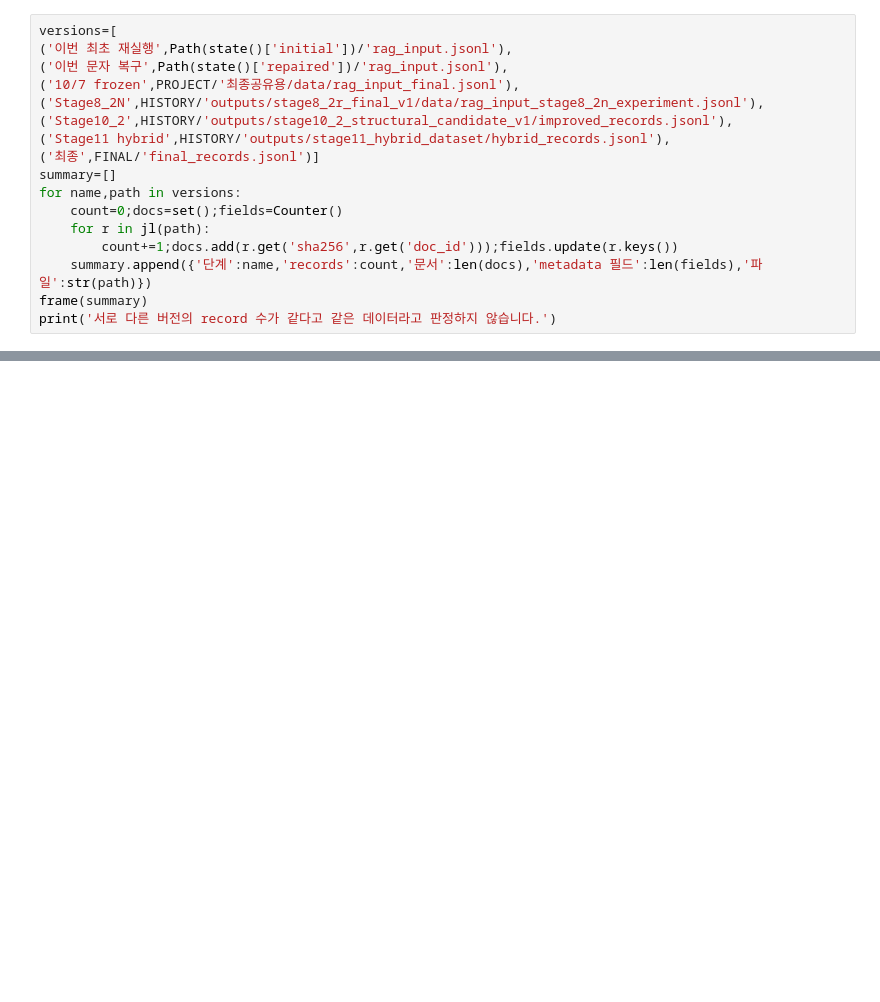
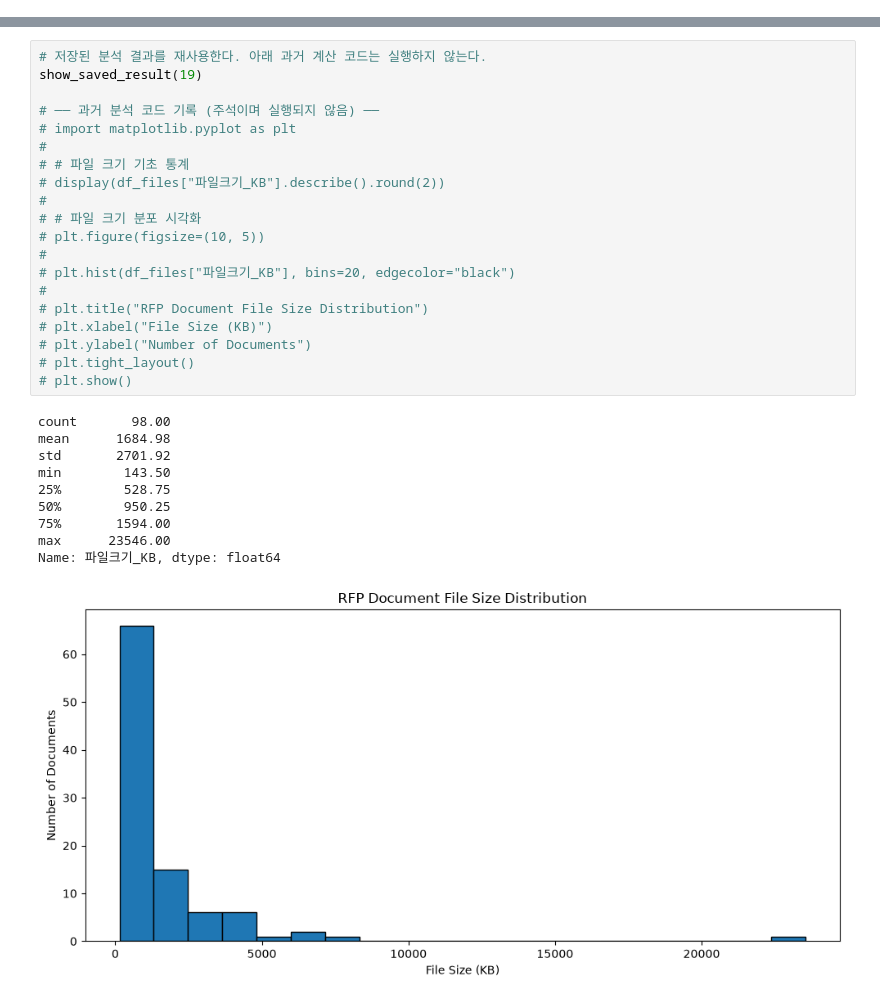
Before and after one commit to LittleBitAI/rfg_rag, a Jupyter notebook: preprocessing/01_RFP_전처리_전체과정.ipynb, the cells around one changed output, grey strips where cells are left out. Drawn from its saved outputs; the diff is of its cells as text; blank space fills up the shorter version.

```diff
--- a/preprocessing/01_RFP_전처리_전체과정.ipynb
+++ b/preprocessing/01_RFP_전처리_전체과정.ipynb
@@ -333,17 +0,0 @@ frame([{'설정 문서':doc,'승인된 대응':pairs} for doc,pairs in read(LEGA
-# %%
-versions=[
-('이번 최초 재실행',Path(state()['initial'])/'rag_input.jsonl'),
-('이번 문자 복구',Path(state()['repaired'])/'rag_input.jsonl'),
-('10/7 frozen',PROJECT/'최종공유용/data/rag_input_final.jsonl'),
-('Stage8_2N',HISTORY/'outputs/stage8_2r_final_v1/data/rag_input_stage8_2n_experiment.jsonl'),
-('Stage10_2',HISTORY/'outputs/stage10_2_structural_candidate_v1/improved_records.jsonl'),
-('Stage11 hybrid',HISTORY/'outputs/stage11_hybrid_dataset/hybrid_records.jsonl'),
-('최종',FINAL/'final_records.jsonl')]
-summary=[]
-for name,path in versions:
-    count=0;docs=set();fields=Counter()
-    for r in jl(path):
-        count+=1;docs.add(r.get('sha256',r.get('doc_id')));fields.update(r.keys())
-    summary.append({'단계':name,'records':count,'문서':len(docs),'metadata 필드':len(fields),'파일':str(path)})
-frame(summary)
-print('서로 다른 버전의 record 수가 같다고 같은 데이터라고 판정하지 않습니다.')
@@ -516,0 +413,31 @@ print('기존 원본 추출 요소와 일치:', raw_count)
+# %%
+# 저장된 분석 결과를 재사용한다. 아래 과거 계산 코드는 실행하지 않는다.
+show_saved_result(19)
+
+# ── 과거 분석 코드 기록 (주석이며 실행되지 않음) ──
+# import matplotlib.pyplot as plt
+#
+# # 파일 크기 기초 통계
+# display(df_files["파일크기_KB"].describe().round(2))
+#
+# # 파일 크기 분포 시각화
+# plt.figure(figsize=(10, 5))
+#
+# plt.hist(df_files["파일크기_KB"], bins=20, edgecolor="black")
+#
+# plt.title("RFP Document File Size Distribution")
+# plt.xlabel("File Size (KB)")
+# plt.ylabel("Number of Documents")
+# plt.tight_layout()
+# plt.show()
+# %% [output]
+count       98.00
+mean      1684.98
+std       2701.92
+min        143.50
+25%        528.75
+50%        950.25
+75%       1594.00
+max      23546.00
+Name: 파일크기_KB, dtype: float64
+[figure, added]
```
Also changed, not shown: parts of 205 cells of this notebook, 1 other file.
